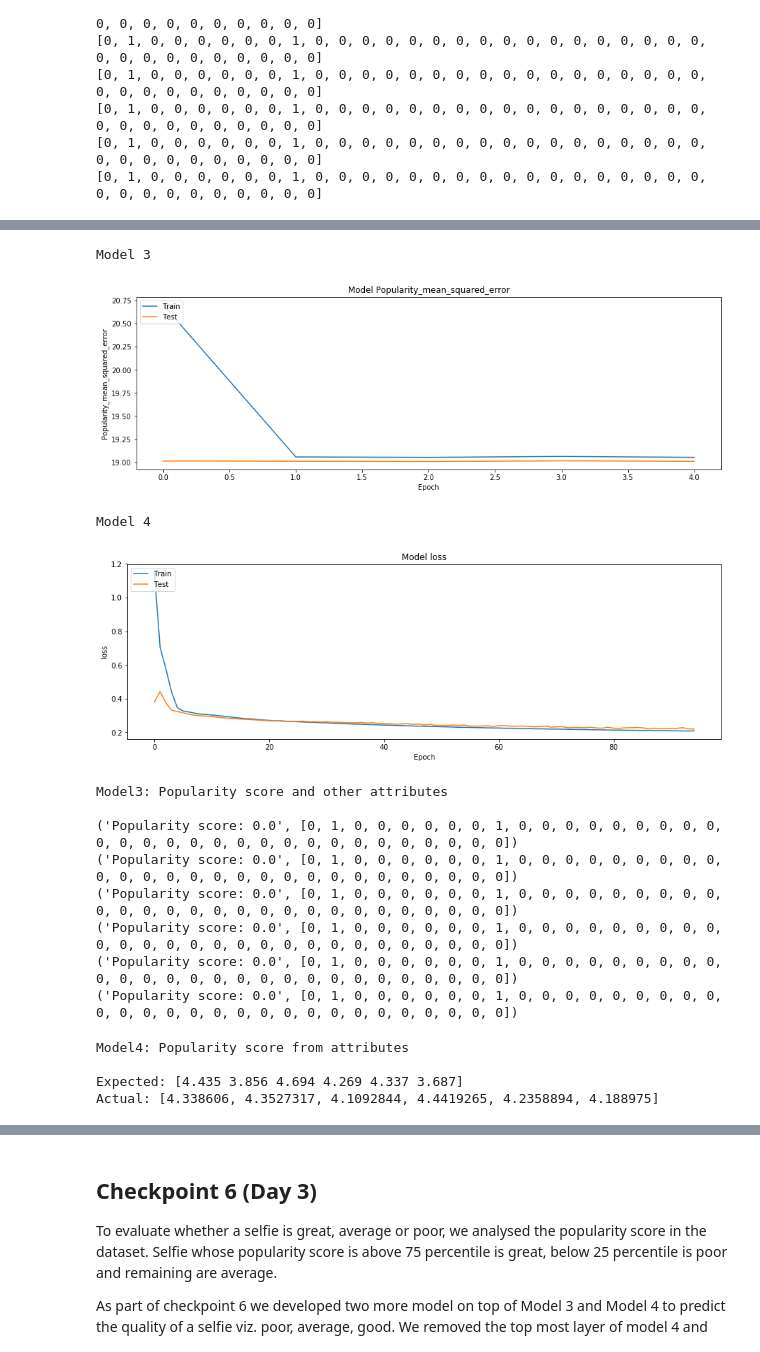
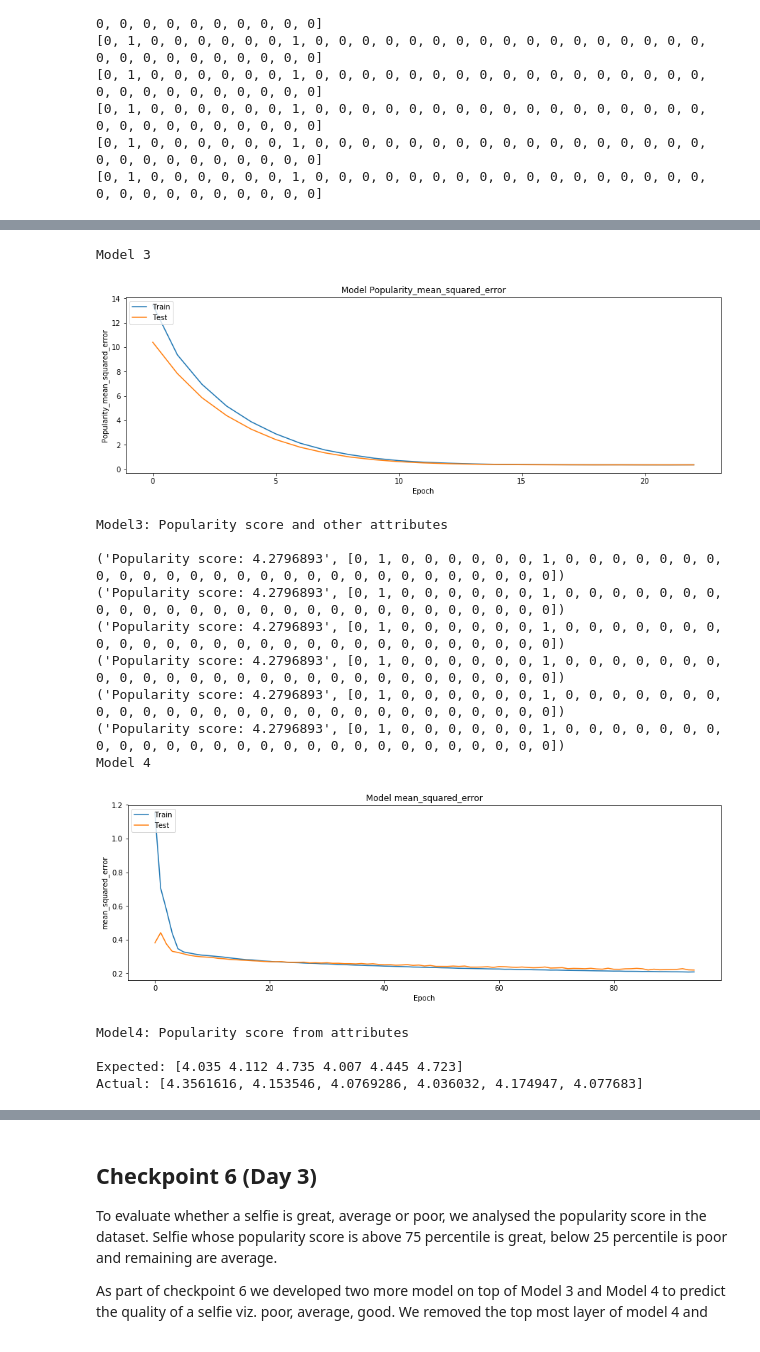
Before and after one commit to varunvora/CRCV-Selfie, a Jupyter notebook: aml_esa.ipynb, the cells around one changed output, grey strips where cells are left out. Cells and saved outputs as stored; diff of their text form; code cells hidden in the pictures.

```diff
--- a/aml_esa.ipynb
+++ b/aml_esa.ipynb
@@ -73,7 +75,7 @@ FIRST 10
 # %%
 from checkpoints import plot_graph
 
-with open("pickled_history.1.pkl", "rb") as f:
+with open("history/pickled_history.1.pkl", "rb") as f:
     history = pickle.load(f)
 plot_graph(history, ['Female_loss', 'Female_acc'])
 plot_graph(history, ['Age_loss', 'Age_acc'])
@@ -96,7 +98,7 @@ Now we train a new model to predict all the attributes from an image. This is a
 <img src="images/model_image.2.png"></img><p>Fig2. The second model with image input and branched output to female and all other attributes</p>
 Following a graph of the training history and predictions on samples from augmented dataset
 # %%
-with open("pickled_history.2.pkl", "rb") as f:
+with open("history/pickled_history.2.pkl", "rb") as f:
     history = pickle.load(f)
 plot_graph(history, ['loss', 'acc'])
 # swtich window
@@ -127,33 +129,34 @@ Model2: Other attribute predictions
 # %%
 from checkpoints import plot_graph
 pop_mse = 'Popularity_mean_squared_error'
 print("Model 3")
-with open('pickled_history.3.pkl', 'rb') as fp:
+with open('history/pickled_history.3.pkl', 'rb') as fp:
     history = pickle.load(fp)
 plot_graph(history, ['Popularity_mean_squared_error'])
 
+try_model(load_model("weights/weights.3.01.h5"), num_samples=6, io=3)
+
 print("Model 4")
-with open('pickled_history.4.pkl', 'rb') as fp:
+with open('history/pickled_history.4.pkl', 'rb') as fp:
     history = pickle.load(fp)
-plot_graph(history, ['loss'])
+plot_graph(history, ['mean_squared_error'])
 
-try_model(load_model("weights/weights.3.01.h5"), num_samples=6, io=3)
 try_model(load_model("weights/weights.4.01.h5"), num_samples=6, io=4)
 # %% [output]
 Model 3
-[figure, old version]
+[figure, new version]
+Model3: Popularity score and other attributes
+
+('Popularity score: 4.2796893', [0, 1, 0, 0, 0, 0, 0, 0, 1, 0, 0, 0, 0, 0, 0, 0, 0, 0, 0, 0, 0, 0, 0, 0, 0, 0, 0, 0, 0, 0, 0, 0, 0, 0, 0, 0])
+('Popularity score: 4.2796893', [0, 1, 0, 0, 0, 0, 0, 0, 1, 0, 0, 0, 0, 0, 0, 0, 0, 0, 0, 0, 0, 0, 0, 0, 0, 0, 0, 0, 0, 0, 0, 0, 0, 0, 0, 0])
+('Popularity score: 4.2796893', [0, 1, 0, 0, 0, 0, 0, 0, 1, 0, 0, 0, 0, 0, 0, 0, 0, 0, 0, 0, 0, 0, 0, 0, 0, 0, 0, 0, 0, 0, 0, 0, 0, 0, 0, 0])
+('Popularity score: 4.2796893', [0, 1, 0, 0, 0, 0, 0, 0, 1, 0, 0, 0, 0, 0, 0, 0, 0, 0, 0, 0, 0, 0, 0, 0, 0, 0, 0, 0, 0, 0, 0, 0, 0, 0, 0, 0])
+('Popularity score: 4.2796893', [0, 1, 0, 0, 0, 0, 0, 0, 1, 0, 0, 0, 0, 0, 0, 0, 0, 0, 0, 0, 0, 0, 0, 0, 0, 0, 0, 0, 0, 0, 0, 0, 0, 0, 0, 0])
+('Popularity score: 4.2796893', [0, 1, 0, 0, 0, 0, 0, 0, 1, 0, 0, 0, 0, 0, 0, 0, 0, 0, 0, 0, 0, 0, 0, 0, 0, 0, 0, 0, 0, 0, 0, 0, 0, 0, 0, 0])
 Model 4
-[figure, old version]
+[figure, new version]
-Model3: Popularity score and other attributes
+Model4: Popularity score from attributes
 
-('Popularity score: 0.0', [0, 1, 0, 0, 0, 0, 0, 0, 1, 0, 0, 0, 0, 0, 0, 0, 0, 0, 0, 0, 0, 0, 0, 0, 0, 0, 0, 0, 0, 0, 0, 0, 0, 0, 0, 0])
-('Popularity score: 0.0', [0, 1, 0, 0, 0, 0, 0, 0, 1, 0, 0, 0, 0, 0, 0, 0, 0, 0, 0, 0, 0, 0, 0, 0, 0, 0, 0, 0, 0, 0, 0, 0, 0, 0, 0, 0])
-('Popularity score: 0.0', [0, 1, 0, 0, 0, 0, 0, 0, 1, 0, 0, 0, 0, 0, 0, 0, 0, 0, 0, 0, 0, 0, 0, 0, 0, 0, 0, 0, 0, 0, 0, 0, 0, 0, 0, 0])
-('Popularity score: 0.0', [0, 1, 0, 0, 0, 0, 0, 0, 1, 0, 0, 0, 0, 0, 0, 0, 0, 0, 0, 0, 0, 0, 0, 0, 0, 0, 0, 0, 0, 0, 0, 0, 0, 0, 0, 0])
-('Popularity score: 0.0', [0, 1, 0, 0, 0, 0, 0, 0, 1, 0, 0, 0, 0, 0, 0, 0, 0, 0, 0, 0, 0, 0, 0, 0, 0, 0, 0, 0, 0, 0, 0, 0, 0, 0, 0, 0])
-('Popularity score: 0.0', [0, 1, 0, 0, 0, 0, 0, 0, 1, 0, 0, 0, 0, 0, 0, 0, 0, 0, 0, 0, 0, 0, 0, 0, 0, 0, 0, 0, 0, 0, 0, 0, 0, 0, 0, 0])
+Expected: [4.035 4.112 4.735 4.007 4.445 4.723]
+Actual: [4.3561616, 4.153546, 4.0769286, 4.036032, 4.174947, 4.077683]
-Model4: Popularity score from attributes
-
-Expected: [4.435 3.856 4.694 4.269 4.337 3.687]
-Actual: [4.338606, 4.3527317, 4.1092844, 4.4419265, 4.2358894, 4.188975]
 # %% [markdown]
```
Also changed, not shown: parts of 5 cells of this notebook, 18 other files.
